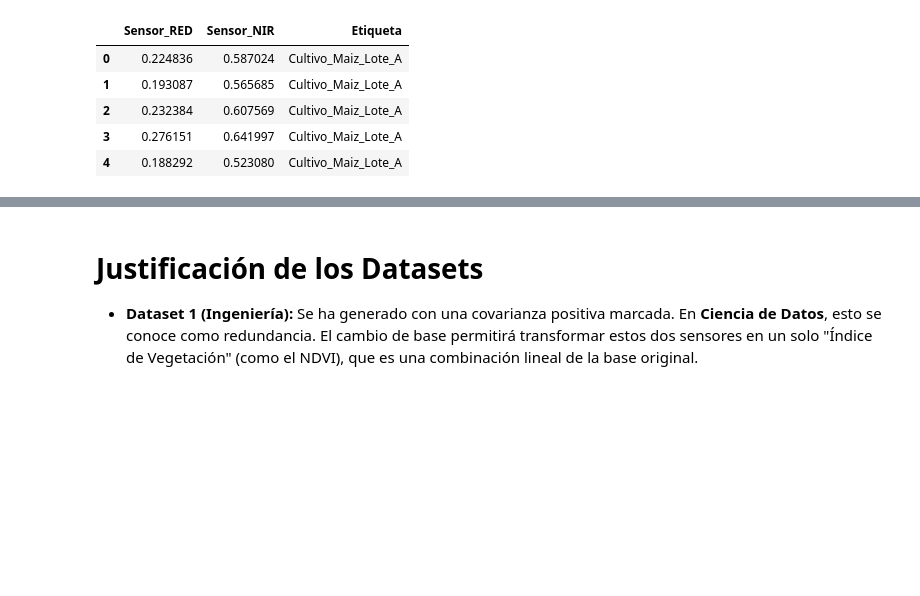
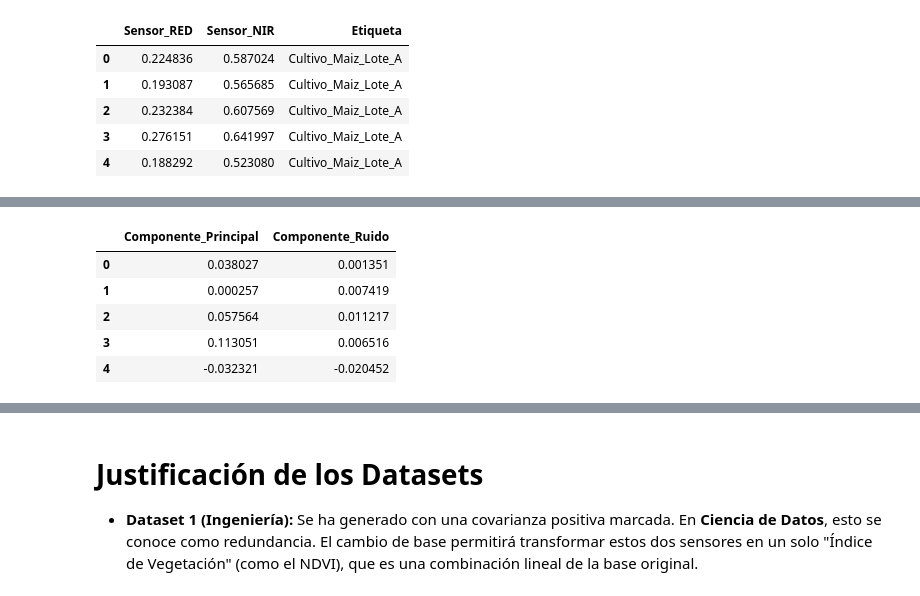
Before and after one commit to marco-canas/linear_algebra, a Jupyter notebook: 3_clases_segun_clara_mejia_laverde/1_cap/7_modulo/7_modulo.ipynb, the cells around one changed output, grey strips where cells are left out. Cells and saved outputs as stored; diff of their text form; code cells hidden in the pictures; blank space fills up the shorter version.

```diff
--- a/3_clases_segun_clara_mejia_laverde/1_cap/7_modulo/7_modulo.ipynb
+++ b/3_clases_segun_clara_mejia_laverde/1_cap/7_modulo/7_modulo.ipynb
@@ -2937,0 +3028,16 @@ Dataset 2: Administración de Agronegocios
+# %%
+import numpy as np
+import pandas as pd
+
+# Datos del usuario
+np.random.seed(42)
+n_samples = 200
+red = np.random.normal(loc=0.2, scale=0.05, size=n_samples)
+nir = 0.8 * red + np.random.normal(loc=0.4, scale=0.02, size=n_samples)
+X = np.stack((red, nir), axis=1)
+
+# 1. Centrar los datos
+X_centered = X - np.mean(X, axis=0)
+
+# 2. Calcular Matriz de Covarianza
+cov_matrix = np.cov(X_centered.T)
@@ -2937,0 +3051,13 @@ Dataset 2: Administración de Agronegocios
+# %%
+eigenvalues, eigenvectors = np.linalg.eig(cov_matrix)
+
+# Ordenar de mayor a menor varianza
+idx = eigenvalues.argsort()[::-1]
+eigenvalues = eigenvalues[idx]
+eigenvectors = eigenvectors[:, idx]
+
+v_max_var = eigenvectors[:, 0]
+v_ruido = eigenvectors[:, 1]
+
+print(f"Vector Máxima Variabilidad: {v_max_var}")
+print(f"Vector Ruido: {v_ruido}")
@@ -2937,0 +3072,16 @@ Dataset 2: Administración de Agronegocios
+# %%
+# Matriz de Transición
+W = eigenvectors
+
+# Transformar el dataset
+X_pca = X_centered.dot(W)
+
+df_transformado = pd.DataFrame(X_pca, columns=['Componente_Principal', 'Componente_Ruido'])
+df_transformado.head()
+# %% [output]
+|  | Componente_Principal | Componente_Ruido |
+| 0 | 0.038027 | 0.001351 |
+| 1 | 0.000257 | 0.007419 |
+| 2 | 0.057564 | 0.011217 |
+| 3 | 0.113051 | 0.006516 |
+| 4 | -0.032321 | -0.020452 |
```
Also changed, not shown: parts of 45 cells of this notebook, 2 other files.
